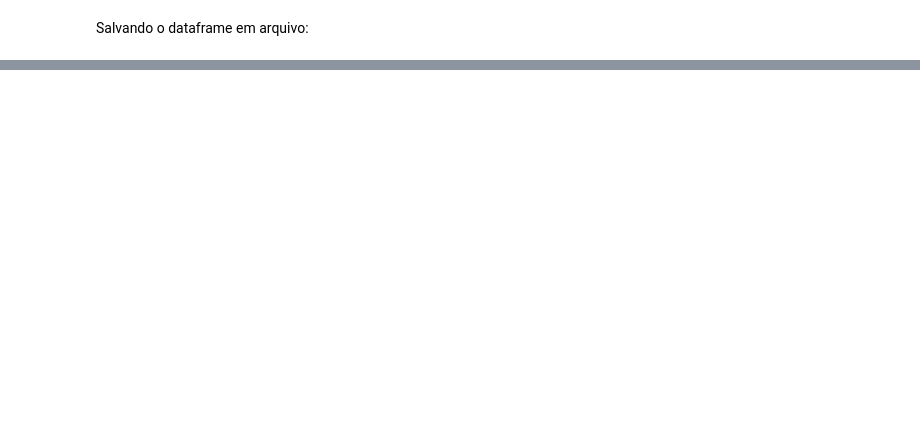
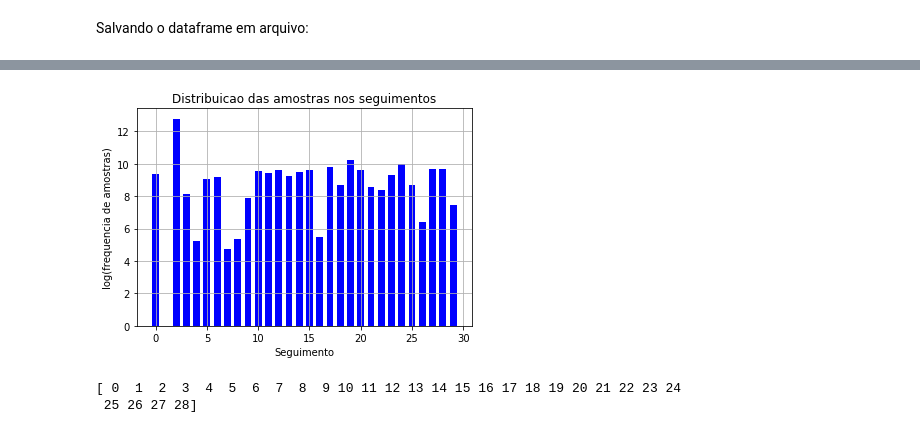
Before and after one commit to jessebr2/analise-rotas-veiculos-capstone-project, a Jupyter notebook: Analise_de_rotas_de_veiculos.ipynb, the cells around one changed output, grey strips where cells are left out. Cells and saved outputs as stored; diff of their text form; code cells hidden in the pictures; blank space fills up the shorter version.

```diff
--- a/Analise_de_rotas_de_veiculos.ipynb
+++ b/Analise_de_rotas_de_veiculos.ipynb
@@ -497,0 +188,15 @@ IndexError: too many indices for array
+# %%
+from sklearn.cluster import KMeans
+from sklearn.metrics import silhouette_score
+
+def make_clusterer(data, number_of_clusters): #função que cria um clusterer e o retorna treinado
+
+    clusterer_test = KMeans(n_clusters=number_of_clusters) #Algorítimo de clusters escolhido: KMeans
+    clusterer_test.fit(data)
+    return clusterer_test
+
+# Clusterizando os dados reduzidos em 30 clusters
+clusterer = make_clusterer(reduced_data, 30)
+
+# Prevendo o cluster para cada ponto de dado
+preds = clusterer.predict(reduced_data)
@@ -497,0 +208,23 @@ IndexError: too many indices for array
+# %%
+def plot_bar_graph(dados, labels, cor="blue", x_label = " ", y_label = " ", title = " "): #função que traça o gráfico de barra
+    import matplotlib.pyplot as plt
+    width = 1/1.5
+    plt.xlabel(x_label)
+    plt.ylabel(y_label)
+    plt.title(title)
+    plt.grid(True)
+    plt.bar(labels, dados, width, color=cor)
+    return None
+# %%
+labels = clusterer.labels_
+x_labels =  np.arange(0, (1+labels.max()))
+freq_labels = np.bincount(labels)
+log_freq = np.log(freq_labels)
+plot_bar_graph(log_freq, x_labels, x_label = "Seguimento", y_label = "log(frequencia de amostras)", title = "Distribuicao das amostras nos seguimentos")
+# %% [output]
+[figure, added]
+# %%
+print np.arange(0, labels.max())
+# %% [output]
+[ 0  1  2  3  4  5  6  7  8  9 10 11 12 13 14 15 16 17 18 19 20 21 22 23 24
+ 25 26 27 28]
```
Also changed, not shown: parts of 129 cells of this notebook, 2 other files.
